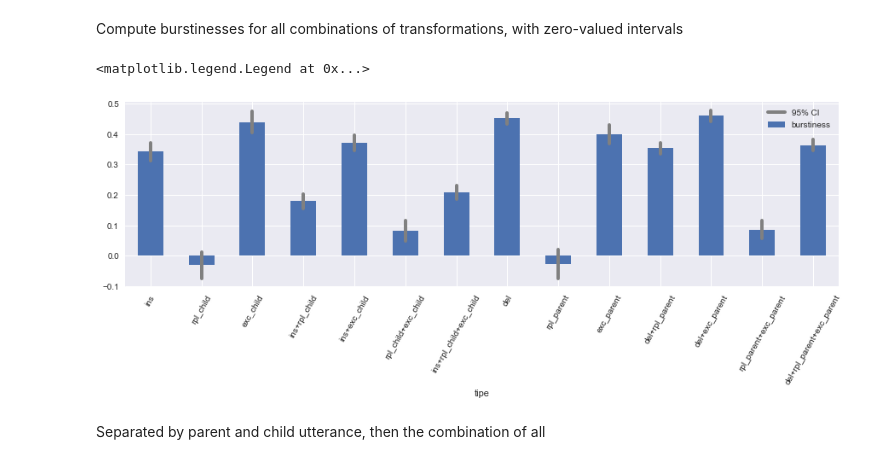
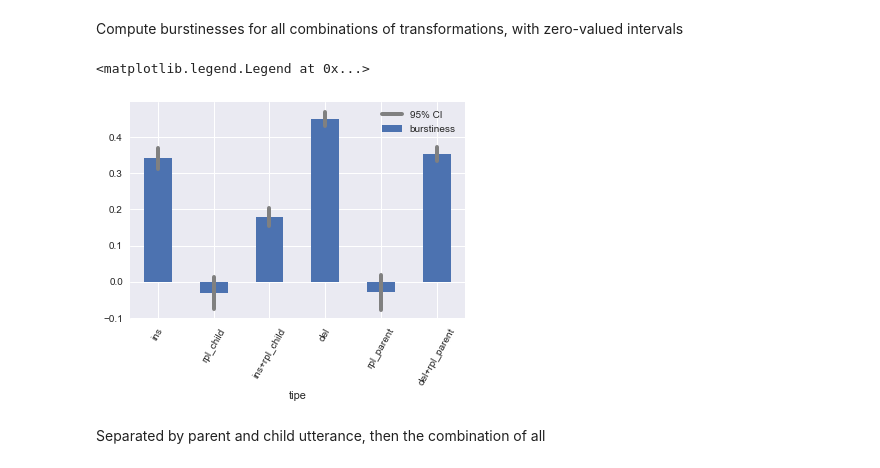
Before and after one commit to interpretation-experiment/analysis, a Jupyter notebook: notebooks/exp_3/model_exploration.ipynb, the cells around one changed output. Cells and saved outputs as stored; diff of their text form; code cells hidden in the pictures.

```diff
--- a/notebooks/exp_3/model_exploration.ipynb
+++ b/notebooks/exp_3/model_exploration.ipynb
@@ -634,6 +708,8 @@ pvalues = np.ones_like(distances) * np.nan
 
 for i, d in enumerate(distances):
     endog = data_corresp[data_corresp.distance == d].ins_size
+    # Add a tiny noise to avoid https://github.com/statsmodels/statsmodels/issues/55
+    endog += 1e-7 * np.random.normal(size=endog.shape)
     exog = data_corresp[data_corresp.distance == d].del_size
     exog = sm.tools.add_constant(exog)
     res = RLM(endog, exog).fit()
@@ -732,7 +808,7 @@ for tree in ProgressBar(max_value=Tree.objects.experiment.count())(Tree.objects.
         for parent, child in pairwise(branch_sentences(head, with_root=True, with_leaf=True)):
 
             app_ids, dis_ids, rpl_pairs, stb_pairs = \
-                next(chunk_indices_with_children_exc(parent.align_deep_lemmas(child)))
+                consensus_chunk_indices_with_children(parent, child)
 
             for tipe, ref_sentence, ids in \
                     [('del', parent, dis_ids),
@@ -992,19 +1068,14 @@ for tipe, tipe_r, color in zip(columns_position[:3], columns_position_r[:3], [re
 Prepare the data
 # %%
 data_size = []
-dal_counts = []
 for tree in ProgressBar(max_value=Tree.objects.experiment.count())(Tree.objects.experiment):
 
     for head in tree.root.children.kept:
 
         for parent, child in pairwise(branch_sentences(head, with_root=True, with_leaf=True)):
 
-            ciwces = list(chunk_indices_with_children_exc(parent.align_deep_lemmas(child)))
-            dal_counts.append(len(ciwces))
-            # See below for the justification of this line: we take only the first deep alignment
-            # for the following statistics, as only 53 sentences have more than one deep alignment
-            # and creating distributions averaged over deep alignments is really complicated.
-            app_ids, dis_ids, rpl_pairs, stb_pairs = ciwces[0]
+            app_ids, dis_ids, rpl_pairs, stb_pairs = \
+                consensus_chunk_indices_with_children(parent, child)
 
             for tipe, ref_sentence, ids in \
                 [('del', parent, dis_ids),
@@ -1032,7 +1103,6 @@ for tree in ProgressBar(max_value=Tree.objects.experiment.count())(Tree.objects.
                         'chunk_count': len(chunks)
                     })
 
-dal_counts = np.array(dal_counts)
 columns_size = ['del', 'ins', 'rpl_parent', 'rpl_child', 'stb_parent', 'stb_child']
 data_size = pd.DataFrame(data_size)
 # %% [output]
@@ -1439,28 +1499,15 @@ for tree in ProgressBar(max_value=Tree.objects.experiment.count())(Tree.objects.
         for parent, child in pairwise(branch_sentences(head, with_root=True, with_leaf=True)):
 
             app_ids, dis_ids, rpl_pairs, stb_pairs = \
-                next(chunk_indices_with_children_exc(parent.align_deep_lemmas(child)))
-
-            rpl_outexc = [pair for pair in rpl_pairs if not pair[2]]
-            rpl_inexc = [pair for pair in rpl_pairs if pair[2]]
-            stb_outexc = [pair for pair in stb_pairs if not pair[2]]
-            stb_inexc = [pair for pair in stb_pairs if pair[2]]
+                consensus_chunk_indices_with_children(parent, child)
 
             for tipe_ids in itertools.chain(
                     powerset_nonempty([('del', dis_ids),
-                                       ('rpl_parent',
-                                        [p[0] for p in itertools.chain(rpl_outexc, rpl_inexc)]),
-                                       ('exc_parent',
-                                        [p[0] for p in itertools.chain(stb_inexc, rpl_inexc)])]),
+                                       ('rpl_parent', [p[0] for p in rpl_pairs])]),
                     powerset_nonempty([('ins', app_ids),
-                                       ('rpl_child',
-                                        [p[1] for p in itertools.chain(rpl_outexc, rpl_inexc)]),
-                                       ('exc_child',
-                                        [p[1] for p in itertools.chain(stb_inexc, rpl_inexc)])])):
+                                       ('rpl_child', [p[1] for p in rpl_pairs])])):
                 tipe, ids = zip(*tipe_ids)
-                # itertools.chain(*ids) yields some duplicates whenever a replacement appears
-                # in an exchange. So we remove the duplicates with set().
-                ids = set(itertools.chain(*ids))
+                ids = list(itertools.chain(*ids))
                 tipe = '+'.join(tipe)
                 for interval in intervals(ids):
                     data_size_intervals.append({
@@ -1482,33 +1529,33 @@ data_size_intervals = pd.DataFrame(data_size_intervals)
 # %% [markdown]
 Compute burstinesses for all combinations of transformations, with zero-valued intervals
 # %%
-order = ['+'.join(t) for t in itertools.chain(powerset_nonempty(['ins', 'rpl_child', 'exc_child']),
-                                              powerset_nonempty(['del', 'rpl_parent', 'exc_parent']))]
+order = ['+'.join(t) for t in itertools.chain(powerset_nonempty(['ins', 'rpl_child']),
+                                              powerset_nonempty(['del', 'rpl_parent']))]
 word_burstiness = pd.DataFrame({
     'burstiness': data_size_intervals
          .groupby(['tree_id', 'tipe'])
          .interval_size
          .aggregate(burstiness)
 })
 
 word_burstiness['ci'] = word_burstiness.burstiness
 word_burstiness = word_burstiness\
     .groupby(level=1)\
     .aggregate({
         'burstiness': 'mean',
         'ci': lambda x: x.std(ddof=1) * stats.t.ppf(1 - .05/2, x.size - 1) / np.sqrt(x.size)
     }).loc[order]
 
-ax = word_burstiness.burstiness.plot(kind='bar', figsize=(15, 4), rot=60)
+ax = word_burstiness.burstiness.plot(kind='bar', figsize=(6, 4), rot=60)
 for i, row in enumerate(order):
     b = word_burstiness.loc[row].burstiness
     ci = word_burstiness.loc[row].ci
     ax.plot([i, i], [b - ci, b + ci], lw=4, color='grey',
             label='95% CI' if i == 0 else None)
 ax.legend()
 # %% [output]
 <matplotlib.legend.Legend at 0x...>
-[figure, old version]
+[figure, new version]
 # %%
 def plot_burstinesses(burstiness, ops, colors, labels, ylabel, title,
                       ax=None, xlim=None, labelsrot=0):
```
Also changed, not shown: parts of 39 cells of this notebook, 10 other files.
